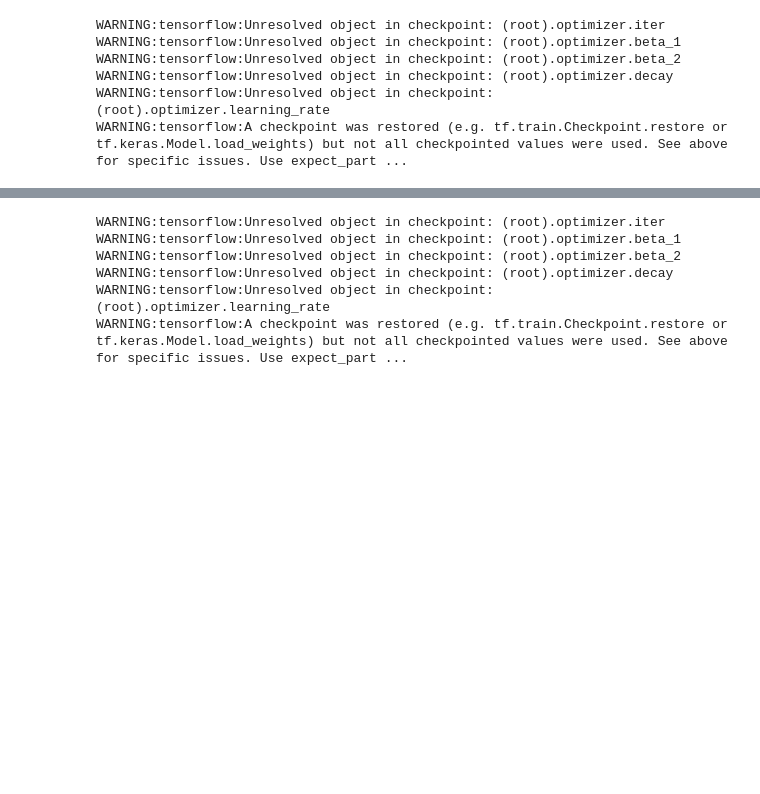
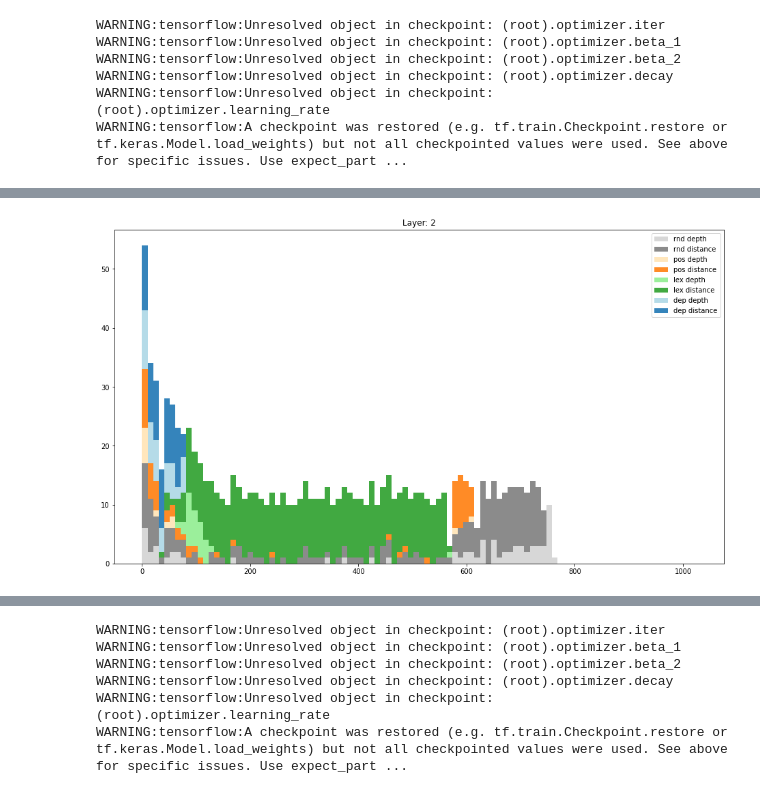
Before and after one commit to tomlimi/OrthogonalTransformerProbing, a Jupyter notebook: InformationSeparation.ipynb, the cells around one changed output, grey strips where cells are left out. Cells and saved outputs as stored; diff of their text form; code cells hidden in the pictures; blank space fills up the shorter version.

```diff
--- a/InformationSeparation.ipynb
+++ b/InformationSeparation.ipynb
@@ -9,4 +10,22 @@ from itertools import combinations
 import matplotlib.pyplot as plt
+# %%
+#mpl.use('pgf')
+plt.style.use('seaborn-white')
+
+# params = {'text.usetex' : True,
+#           'font.size' : 14,
+#           'figure.titlesize': 14,
+#           'axes.titlesize': 16,
+#           'axes.labelsize': 14,
+#           'legend.fontsize' : 12,
+#           'xtick.labelsize': 12,
+#           'ytick.labelsize': 12,
+#           'font.family' : 'serif',
+#           'text.latex.unicode': True,
+#           'axes.grid': False,
+#           'axes.labelweight': 'bold',
+#          }
+# plt.rcParams.update(params)
 # %% [markdown]
 ## Dimension Visualization
 # %%
@@ -144,0 +157,19 @@ visualize_histogram([lex_distance_probe, dep_distance_probe],
+# %%
+layer_idx = 1
+
+ckpt = load_ckpt(layer_idx)
+dep_distance_probe = ckpt.dep_distance.numpy().ravel()
+lex_distance_probe = ckpt.lex_distance.numpy().ravel()
+pos_distance_probe = ckpt.pos_distance.numpy().ravel()
+rnd_distance_probe = ckpt.rnd_distance.numpy().ravel()
+
+
+dep_depth_probe = ckpt.dep_depth.numpy().ravel()
+lex_depth_probe = ckpt.lex_depth.numpy().ravel()
+pos_depth_probe = ckpt.pos_depth.numpy().ravel()
+rnd_depth_probe = ckpt.rnd_depth.numpy().ravel()
+#der_distance_probe = ckpt.der_distance.numpy().ravel()
+
+visualize_histogram([rnd_depth_probe, rnd_distance_probe, pos_depth_probe, pos_distance_probe, lex_depth_probe, lex_distance_probe,  dep_depth_probe, dep_distance_probe],
+                              ['rnd depth', 'rnd distance', 'pos depth', 'pos distance', 'lex depth', 'lex distance', 'dep depth', 'dep distance'])
+# %% [output]
@@ -144,0 +182 @@ visualize_histogram([lex_distance_probe, dep_distance_probe],
+[figure, added]
```
Also changed, not shown: parts of 8 cells of this notebook, 1 other file.
